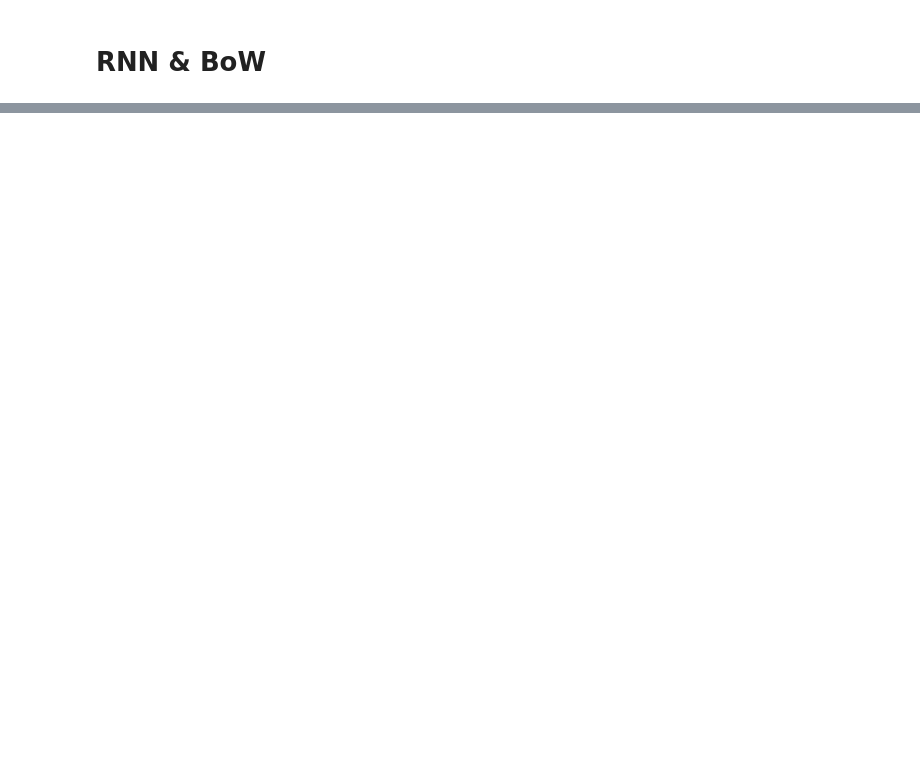
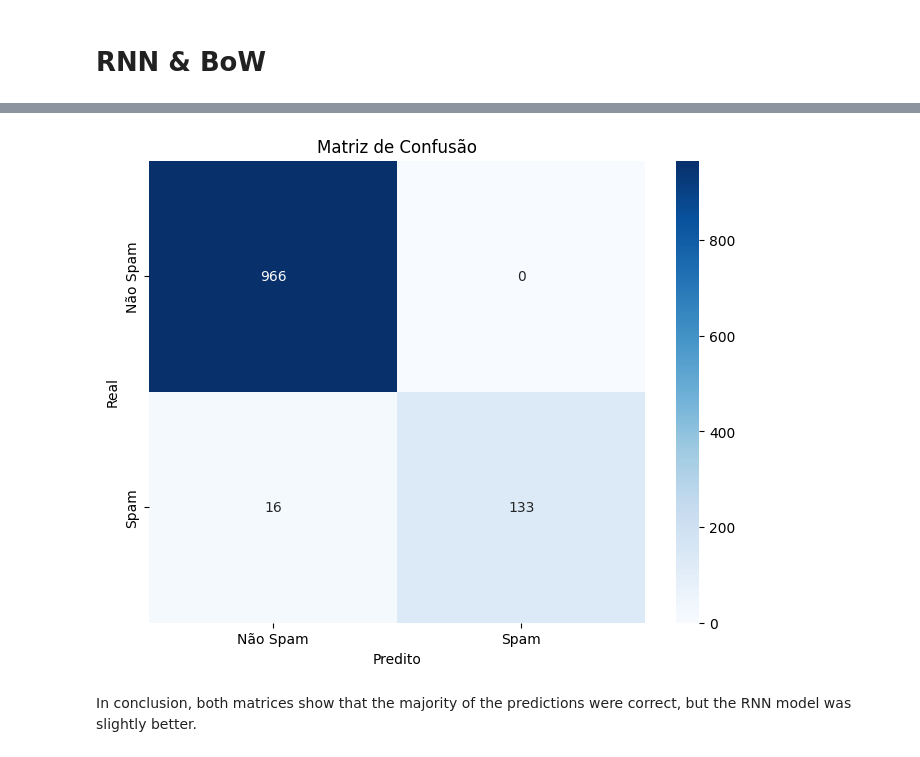
Before and after one commit to GabrielNhoncanse/Ponderadas, a Jupyter notebook: M011_Spam_Sem06/ponderada_spam_sem06.ipynb, the cells around one changed output, grey strips where cells are left out. Drawn from its saved outputs; the diff is of its cells as text; code cells hidden in the pictures; blank space fills up the shorter version.

```diff
--- a/M011_Spam_Sem06/ponderada_spam_sem06.ipynb
+++ b/M011_Spam_Sem06/ponderada_spam_sem06.ipynb
@@ -297,0 +371,14 @@ plt.show()
+# %%
+# RNN model
+cm = confusion_matrix(y_test_RNN, y_pred_RNN)
+
+plt.figure(figsize=(8, 6))
+sns.heatmap(cm, annot=True, fmt='d', cmap='Blues', xticklabels=['Não Spam', 'Spam'], yticklabels=['Não Spam', 'Spam'])
+plt.title('Matriz de Confusão')
+plt.xlabel('Predito')
+plt.ylabel('Real')
+plt.show()
+# %% [output]
+[figure, added]
+# %% [markdown]
+In conclusion, both matrices show that the majority of the predictions were correct, but the RNN model was slightly better.
```
Also changed, not shown: parts of 17 cells of this notebook.
